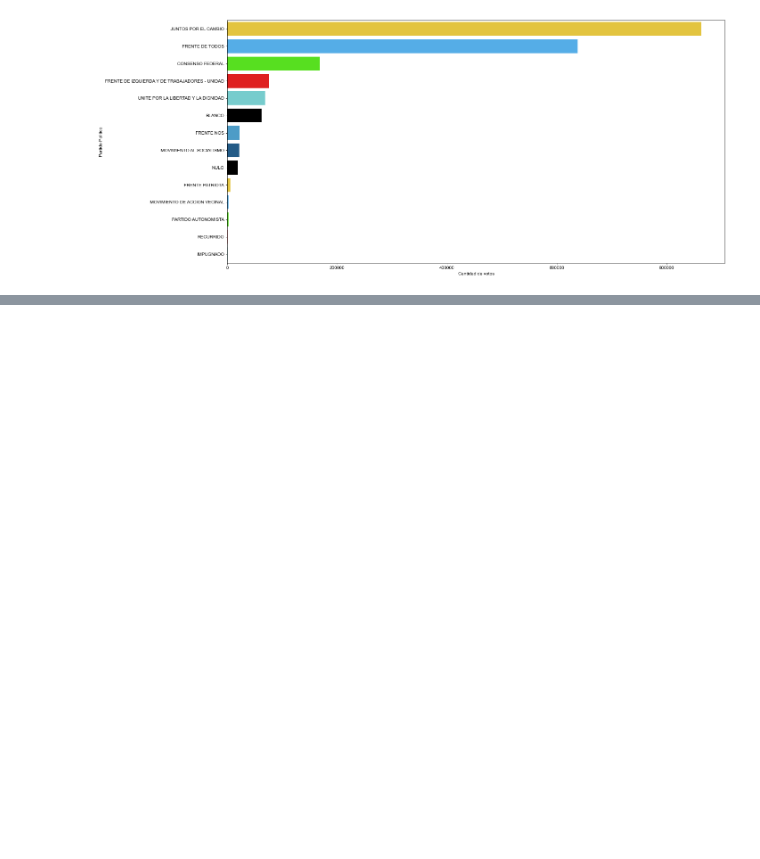
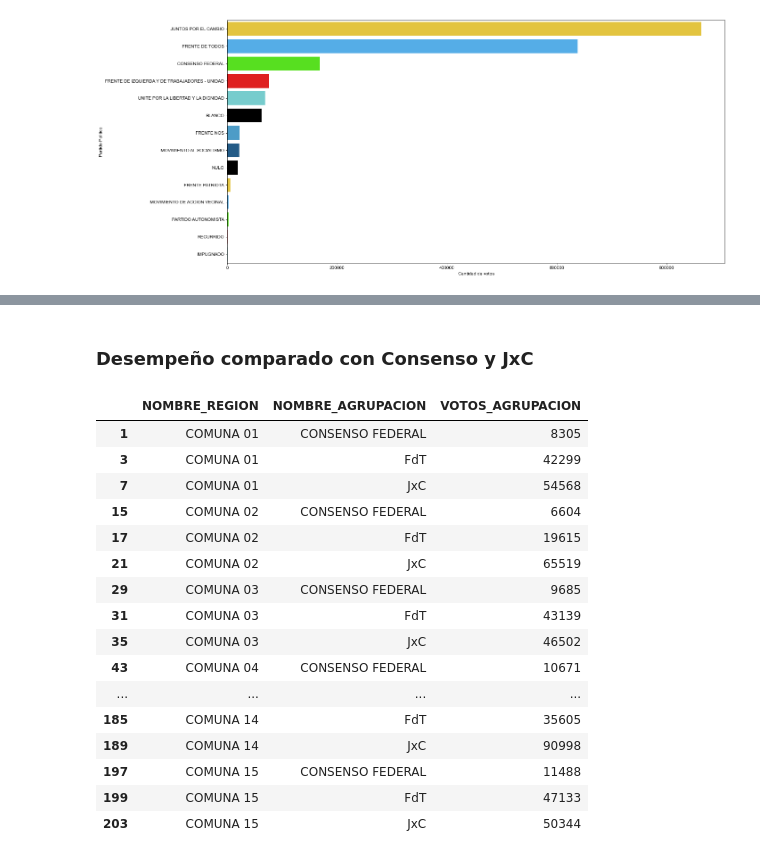
Before and after one commit to EmiKaczmarczyk/MET4OP, a Jupyter notebook: Examenes/TP2/PASO 2019.ipynb, the cells around one changed output, grey strips where cells are left out. Cells and saved outputs as stored; diff of their text form; code cells hidden in the pictures; blank space fills up the shorter version.

```diff
--- a/Examenes/TP2/PASO 2019.ipynb
+++ b/Examenes/TP2/PASO 2019.ipynb
@@ -57,0 +115,23 @@ Text(0, 0.5, 'Partido Politico')
+# %% [markdown]
+### Desempeño comparado con Consenso y JxC
+# %%
+temp=comuna_final.loc[(comuna_final.NOMBRE_AGRUPACION =="FdT") | (comuna_final.NOMBRE_AGRUPACION == "JxC") | (comuna_final.NOMBRE_AGRUPACION=="CONSENSO FEDERAL"),: ]
+temp
+# %% [output]
+|  | NOMBRE_REGION | NOMBRE_AGRUPACION | VOTOS_AGRUPACION |
+| 1 | COMUNA 01 | CONSENSO FEDERAL | 8305 |
+| 3 | COMUNA 01 | FdT | 42299 |
+| 7 | COMUNA 01 | JxC | 54568 |
+| 15 | COMUNA 02 | CONSENSO FEDERAL | 6604 |
+| 17 | COMUNA 02 | FdT | 19615 |
+| 21 | COMUNA 02 | JxC | 65519 |
+| 29 | COMUNA 03 | CONSENSO FEDERAL | 9685 |
+| 31 | COMUNA 03 | FdT | 43139 |
+| 35 | COMUNA 03 | JxC | 46502 |
+| 43 | COMUNA 04 | CONSENSO FEDERAL | 10671 |
+| ... | ... | ... | ... |
+| 185 | COMUNA 14 | FdT | 35605 |
+| 189 | COMUNA 14 | JxC | 90998 |
+| 197 | COMUNA 15 | CONSENSO FEDERAL | 11488 |
+| 199 | COMUNA 15 | FdT | 47133 |
+| 203 | COMUNA 15 | JxC | 50344 |
```
Also changed, not shown: parts of 17 cells of this notebook.
